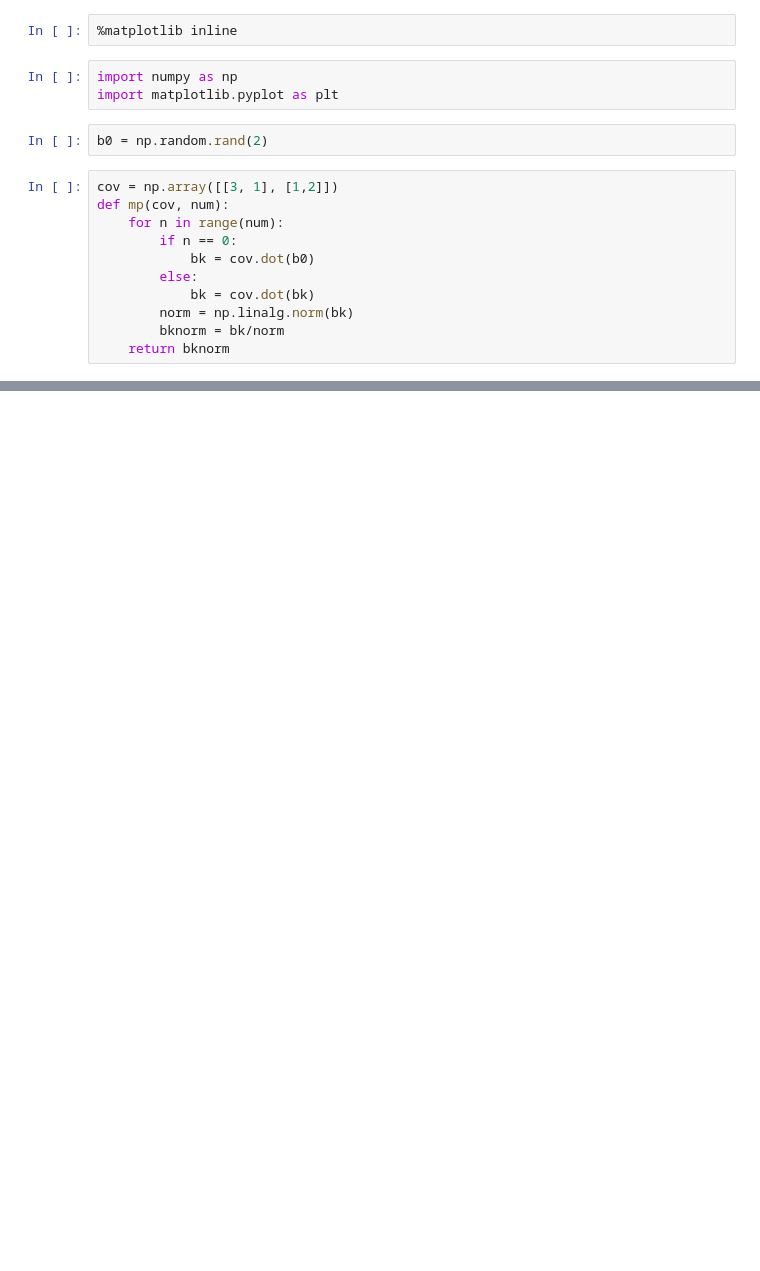
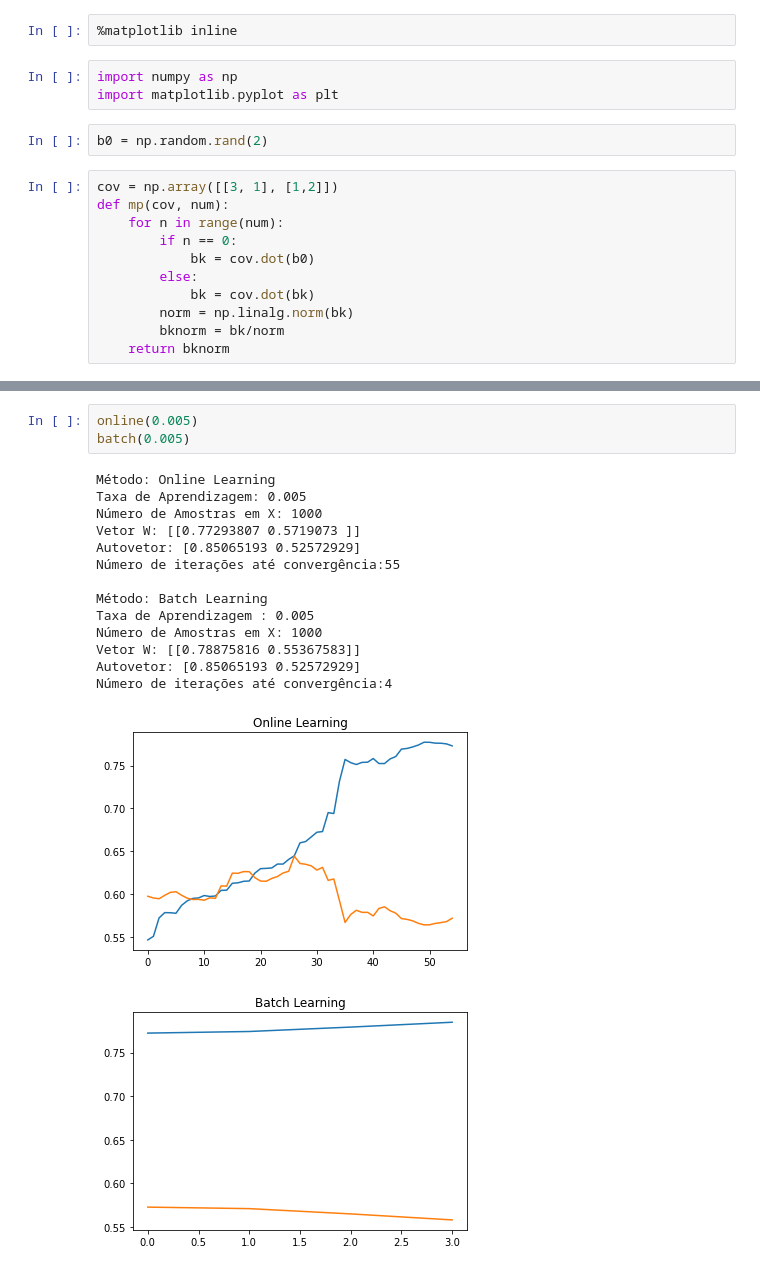
Before and after one commit to alezitus/AlePDPD, a Jupyter notebook: 3.1.ipynb, the cells around one changed output, grey strips where cells are left out. Cells and saved outputs as stored; diff of their text form; blank space fills up the shorter version.

```diff
--- a/3.1.ipynb
+++ b/3.1.ipynb
@@ -77,0 +125,19 @@ Número de iterações até convergência:3000
+# %%
+online(0.005)
+batch(0.005)
+# %% [output]
+Método: Online Learning
+Taxa de Aprendizagem: 0.005
+Número de Amostras em X: 1000
+Vetor W: [[0.77293807 0.5719073 ]]
+Autovetor: [0.85065193 0.52572929]
+Número de iterações até convergência:55
+
+Método: Batch Learning
+Taxa de Aprendizagem : 0.005
+Número de Amostras em X: 1000
+Vetor W: [[0.78875816 0.55367583]]
+Autovetor: [0.85065193 0.52572929]
+Número de iterações até convergência:4
+[figure, added]
+[figure, added]
```
Also changed, not shown: parts of 11 cells of this notebook.
